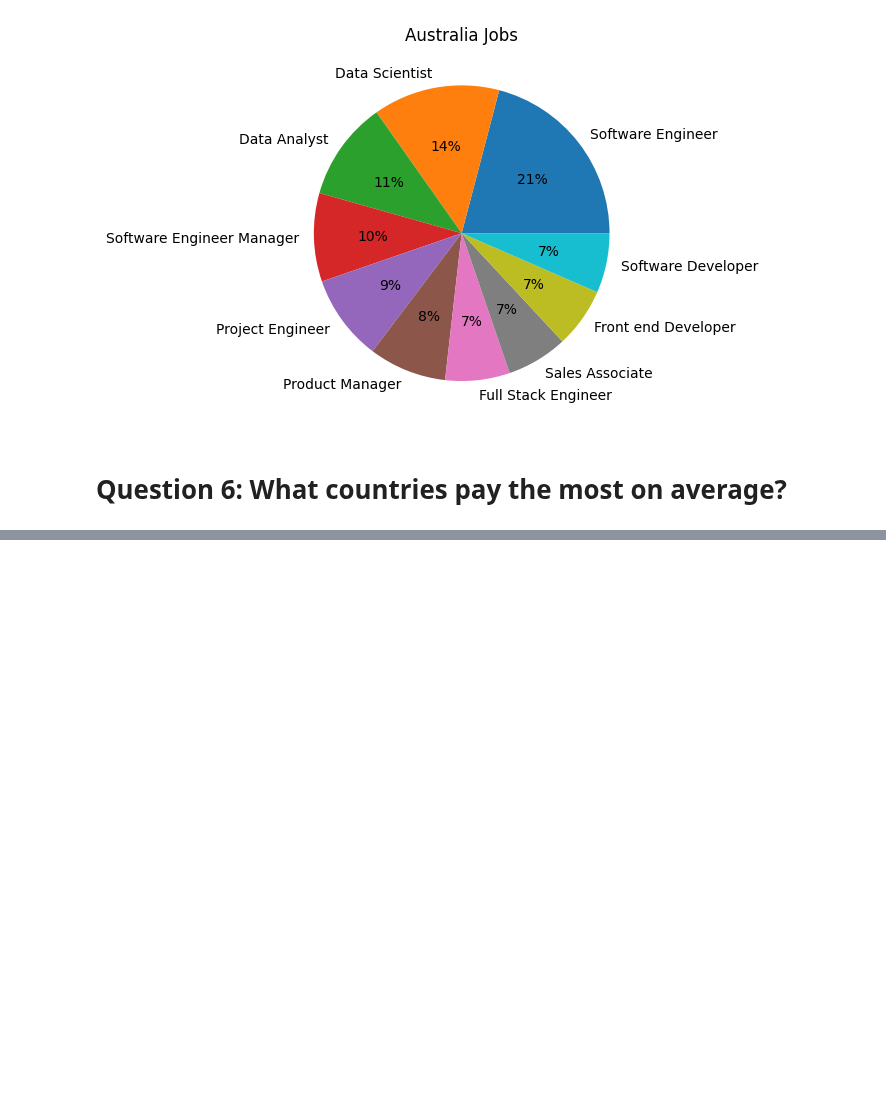
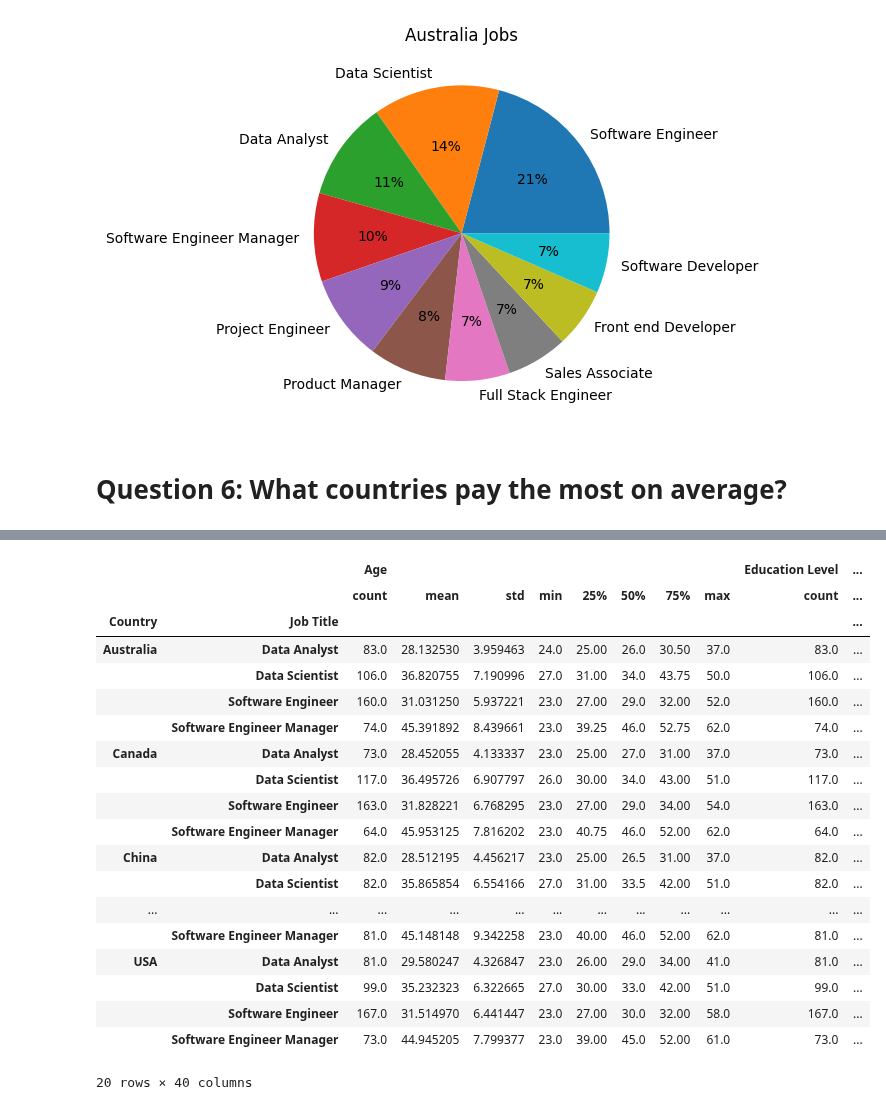
Before and after one commit to AbhijayPaul/HackTheHood-Final, a Jupyter notebook: HtHFinal.ipynb, the cells around one changed output, grey strips where cells are left out. Saved outputs shown, nothing was run; the diff lists cells and outputs as text; code cells hidden in the pictures; blank space fills up the shorter version.

```diff
--- a/HtHFinal.ipynb
+++ b/HtHFinal.ipynb
@@ -697,0 +827,26 @@ plt.pie(AUdata, labels=AUdata.index, autopct='%.0f%%')
+# %%
+cg_df = CountryDataFrame.groupby(["Country", "Job Title"])
+avg_c_salary = cg_df["Salary"].mean()
+
+cg_df.describe()
+# %% [output]
+|  |  | Age |  |  |  |  |  |  |  | Education Level | ... |
+|  |  | count | mean | std | min | 25% | 50% | 75% | max | count | ... |
+| Country | Job Title |  |  |  |  |  |  |  |  |  | ... |
+| Australia | Data Analyst | 83.0 | 28.132530 | 3.959463 | 24.0 | 25.00 | 26.0 | 30.50 | 37.0 | 83.0 | ... |
+|  | Data Scientist | 106.0 | 36.820755 | 7.190996 | 27.0 | 31.00 | 34.0 | 43.75 | 50.0 | 106.0 | ... |
+|  | Software Engineer | 160.0 | 31.031250 | 5.937221 | 23.0 | 27.00 | 29.0 | 32.00 | 52.0 | 160.0 | ... |
+|  | Software Engineer Manager | 74.0 | 45.391892 | 8.439661 | 23.0 | 39.25 | 46.0 | 52.75 | 62.0 | 74.0 | ... |
+| Canada | Data Analyst | 73.0 | 28.452055 | 4.133337 | 23.0 | 25.00 | 27.0 | 31.00 | 37.0 | 73.0 | ... |
+|  | Data Scientist | 117.0 | 36.495726 | 6.907797 | 26.0 | 30.00 | 34.0 | 43.00 | 51.0 | 117.0 | ... |
+|  | Software Engineer | 163.0 | 31.828221 | 6.768295 | 23.0 | 27.00 | 29.0 | 34.00 | 54.0 | 163.0 | ... |
+|  | Software Engineer Manager | 64.0 | 45.953125 | 7.816202 | 23.0 | 40.75 | 46.0 | 52.00 | 62.0 | 64.0 | ... |
+| China | Data Analyst | 82.0 | 28.512195 | 4.456217 | 23.0 | 25.00 | 26.5 | 31.00 | 37.0 | 82.0 | ... |
+|  | Data Scientist | 82.0 | 35.865854 | 6.554166 | 27.0 | 31.00 | 33.5 | 42.00 | 51.0 | 82.0 | ... |
+| ... | ... | ... | ... | ... | ... | ... | ... | ... | ... | ... | ... |
+|  | Software Engineer Manager | 81.0 | 45.148148 | 9.342258 | 23.0 | 40.00 | 46.0 | 52.00 | 62.0 | 81.0 | ... |
+| USA | Data Analyst | 81.0 | 29.580247 | 4.326847 | 23.0 | 26.00 | 29.0 | 34.00 | 41.0 | 81.0 | ... |
+|  | Data Scientist | 99.0 | 35.232323 | 6.322665 | 27.0 | 30.00 | 33.0 | 42.00 | 51.0 | 99.0 | ... |
+|  | Software Engineer | 167.0 | 31.514970 | 6.441447 | 23.0 | 27.00 | 30.0 | 32.00 | 58.0 | 167.0 | ... |
+|  | Software Engineer Manager | 73.0 | 44.945205 | 7.799377 | 23.0 | 39.00 | 45.0 | 52.00 | 61.0 | 73.0 | ... |
+20 rows × 40 columns
```
Also changed, not shown: parts of 19 cells of this notebook.
